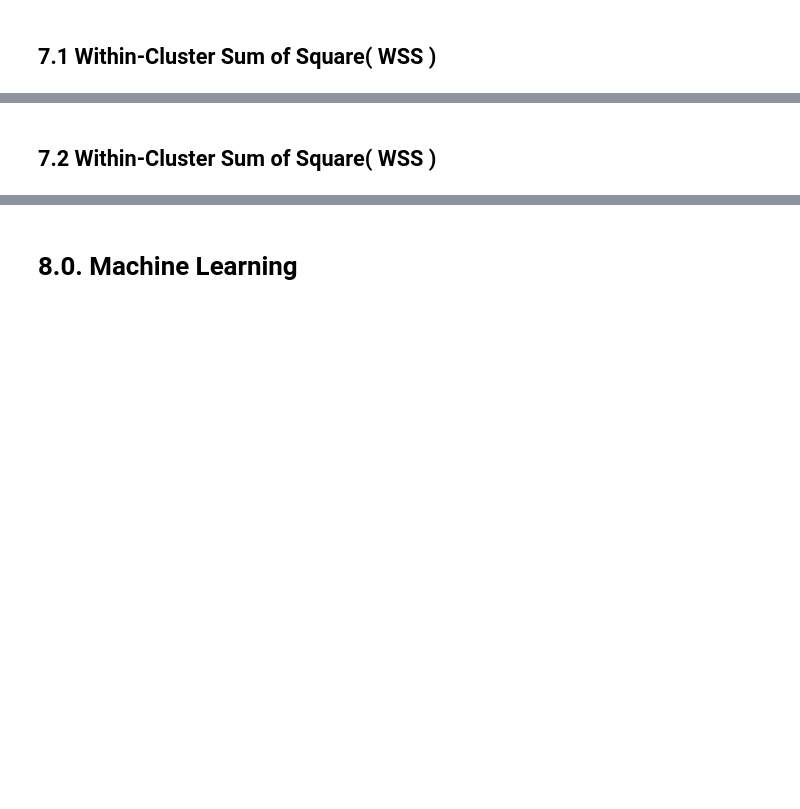
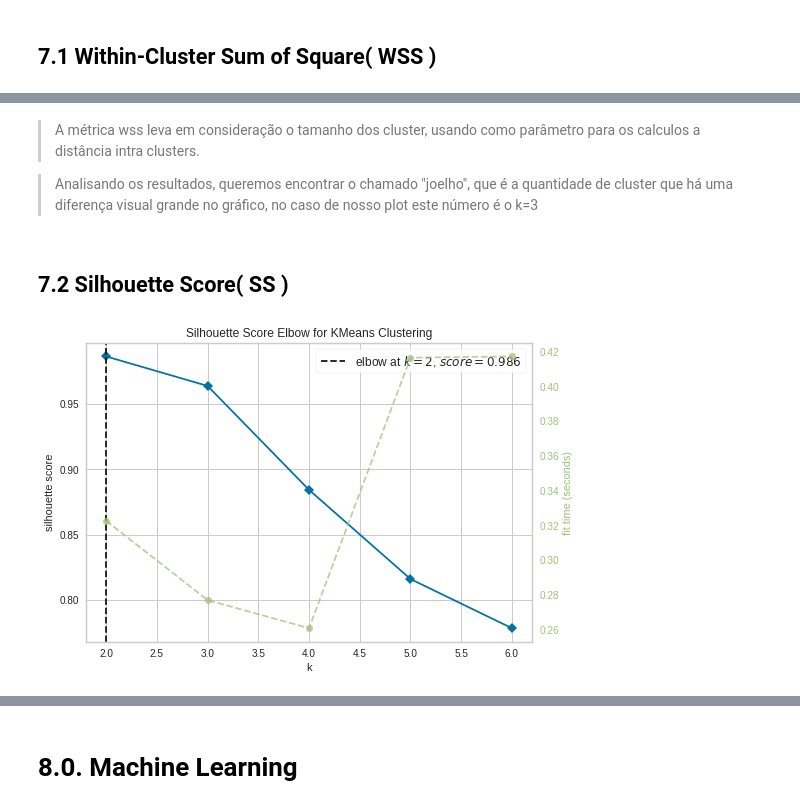
Before and after one commit to LucasAsilveira/PA005-Insiders-Clustering, a Jupyter notebook: c00_end-to-end_clustering_v0.ipynb, the cells around one changed output, grey strips where cells are left out. Drawn from its saved outputs; the diff is of its cells as text; code cells hidden in the pictures; blank space fills up the shorter version.

Commit message:
adicionando primeiro modelo KMeans, analise wss e ss.

```diff
--- a/c00_end-to-end_clustering_v0.ipynb
+++ b/c00_end-to-end_clustering_v0.ipynb
@@ -328,2 +331,12 @@ kmeans.show();
+# %% [markdown]
+> A métrica wss leva em consideração o tamanho dos cluster, usando como parâmetro para os calculos a distância intra clusters.
+
+> Analisando os resultados, queremos encontrar o chamado "joelho", que é a quantidade de cluster que há uma diferença visual grande no gráfico, no caso de nosso plot este número é o k=3
 # %% [markdown]
-## 7.2 Within-Cluster Sum of Square( WSS )
+## 7.2 Silhouette Score( SS )
+# %%
+kmeans = KElbowVisualizer( c.KMeans(), k = clusters, metric='silhouette', timining = False )
+kmeans.fit( x )
+kmeans.show();
+# %% [output]
+[figure, added]
```
Also changed, not shown: parts of 17 cells of this notebook.
